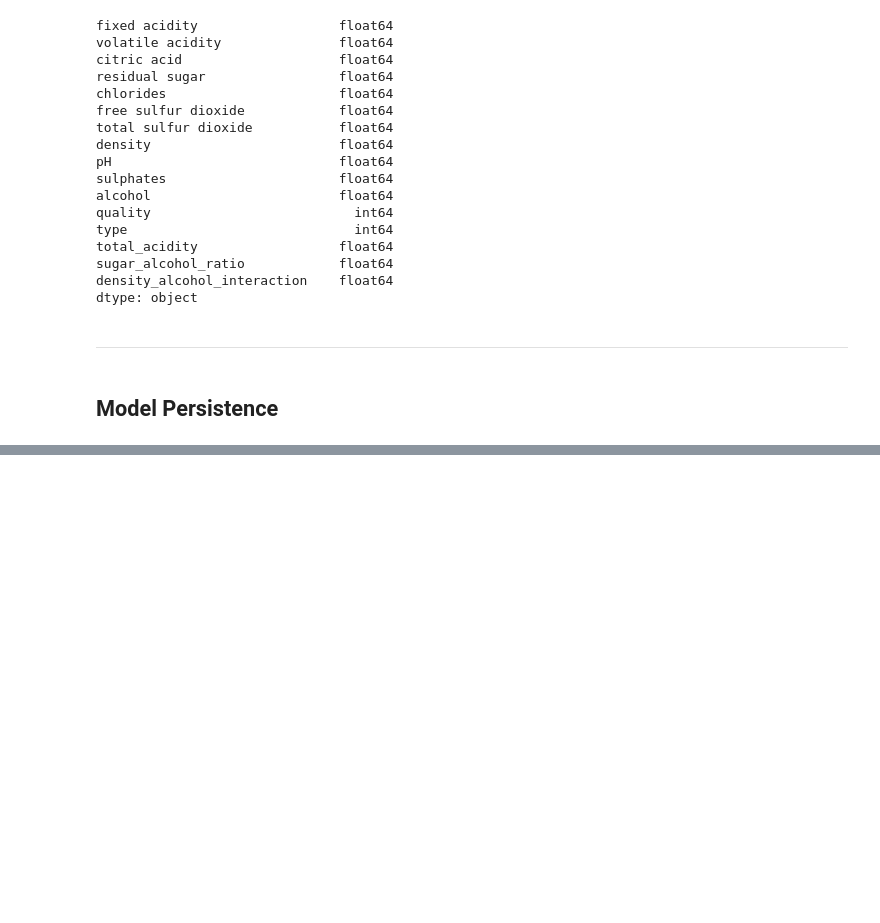
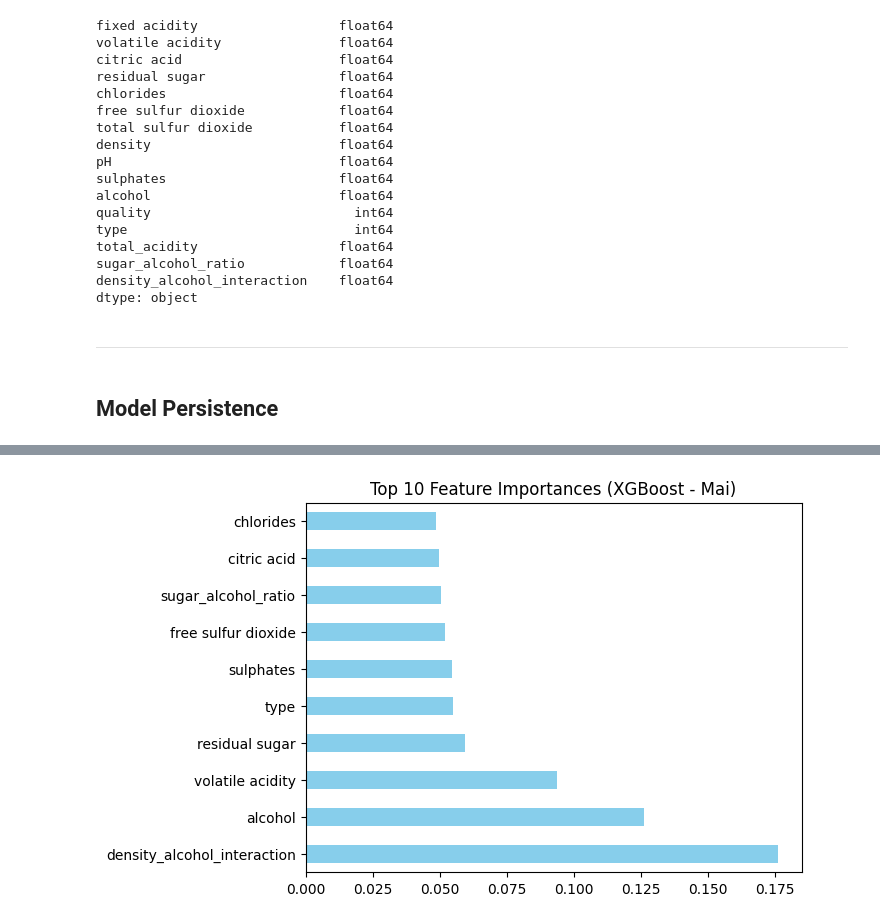
Before and after one commit to NgPhuQuy/Wine-Quality-Prediction, a Jupyter notebook: notebooks/project_analysis.ipynb, the cells around one changed output, grey strips where cells are left out. Cells and saved outputs as stored; diff of their text form; code cells hidden in the pictures; blank space fills up the shorter version.

Commit message:
Update: XGBoost Pipeline with 4 runs, Feature Engineering and Analysis report

```diff
--- a/notebooks/project_analysis.ipynb
+++ b/notebooks/project_analysis.ipynb
@@ -447,0 +463,18 @@ dtype: object
+# %%
+import pandas as pd
+import matplotlib.pyplot as plt
+import joblib
+
+model = joblib.load("../models/xgb_model.joblib")
+features = ['fixed acidity', 'volatile acidity', 'citric acid', 'residual sugar',
+            'chlorides', 'free sulfur dioxide', 'total sulfur dioxide', 'density',
+            'pH', 'sulphates', 'alcohol', 'type', 'total_acidity',
+            'sugar_alcohol_ratio', 'density_alcohol_interaction']
+
+
+feat_importances = pd.Series(model.feature_importances_, index=features)
+feat_importances.nlargest(10).plot(kind='barh', color='skyblue')
+plt.title("Top 10 Feature Importances (XGBoost - Mai)")
+plt.show()
+# %% [output]
+[figure, added]
```
Also changed, not shown: parts of 2 cells of this notebook, 1 other file.
